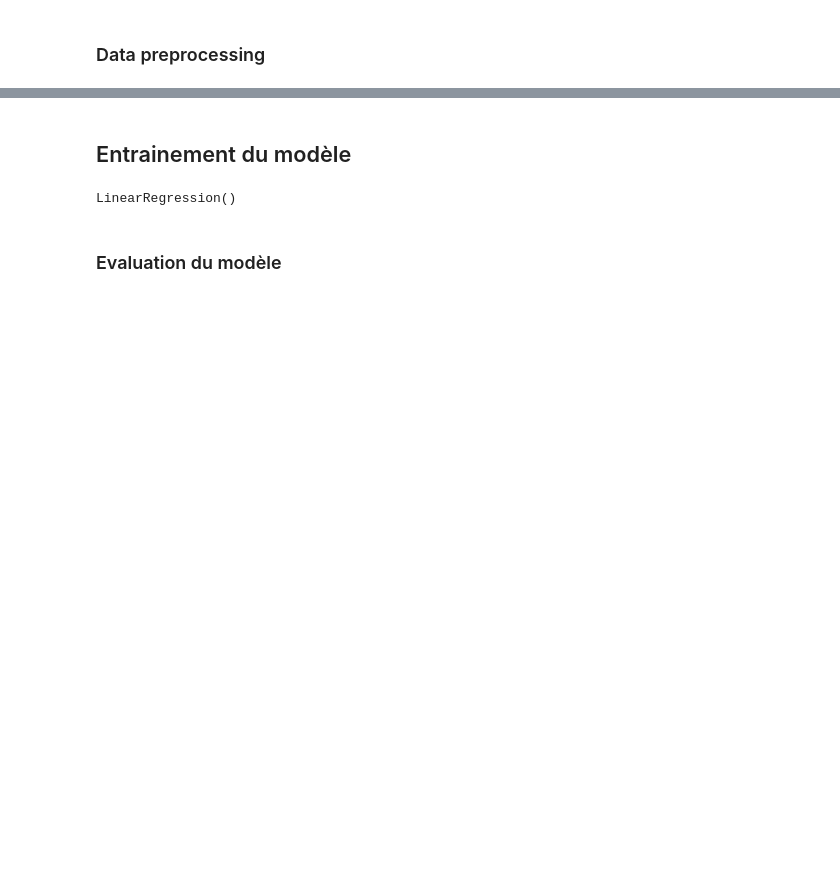
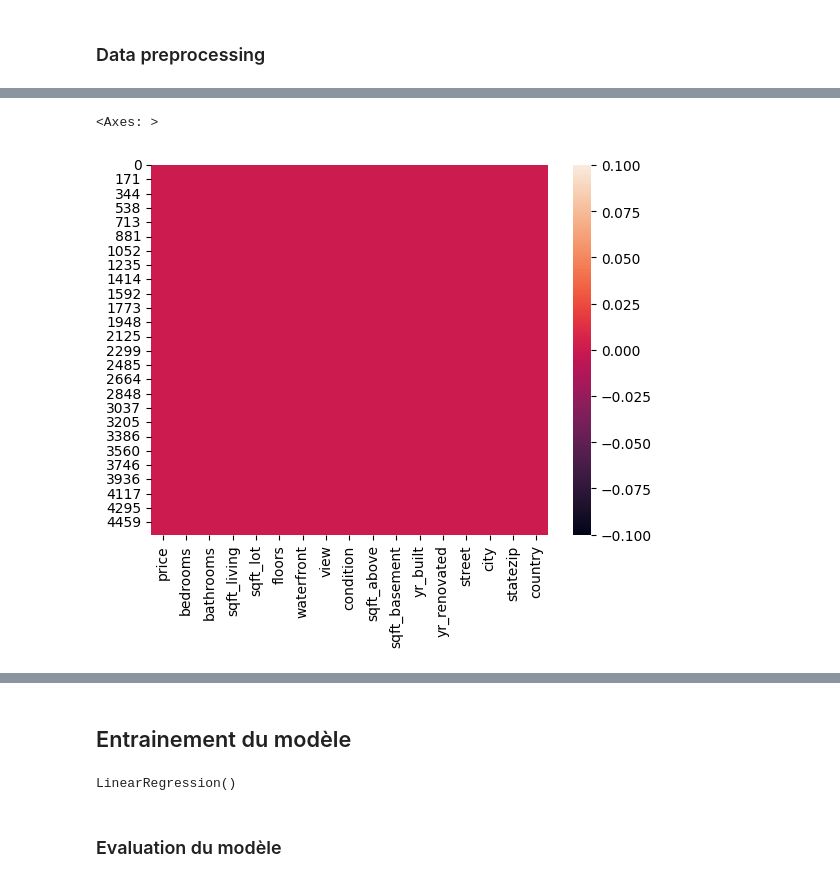
Before and after one commit to Nanavalona/house_price_prediction, a Jupyter notebook: main.ipynb, the cells around one changed output, grey strips where cells are left out. Drawn from its saved outputs; the diff is of its cells as text; code cells hidden in the pictures; blank space fills up the shorter version.

```diff
--- a/main.ipynb
+++ b/main.ipynb
@@ -182,3 +249,8 @@ df=df.drop('date',axis=1)
+# %%
+sns.heatmap(df.isna())
+# %% [output]
+<Axes: >
+[figure, added]
 # %%
 X=df.drop('price',axis=1)
 Y=df['price']
```
Also changed, not shown: parts of 28 cells of this notebook.
